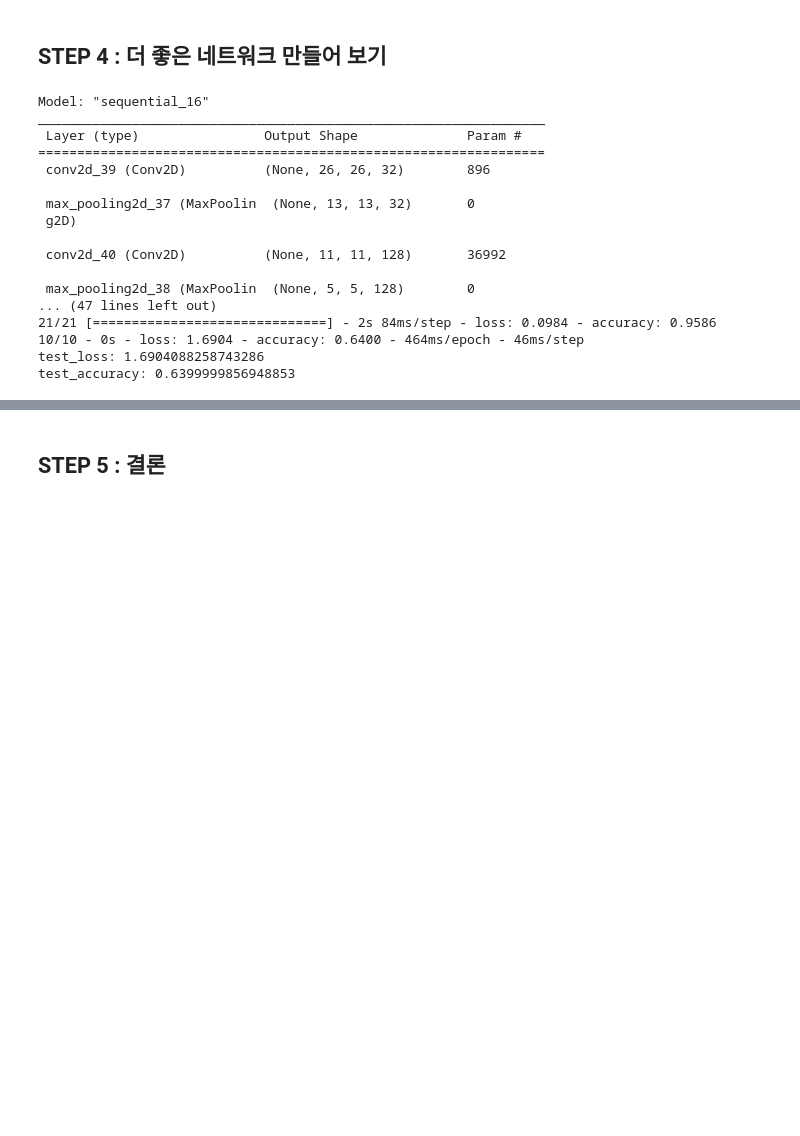
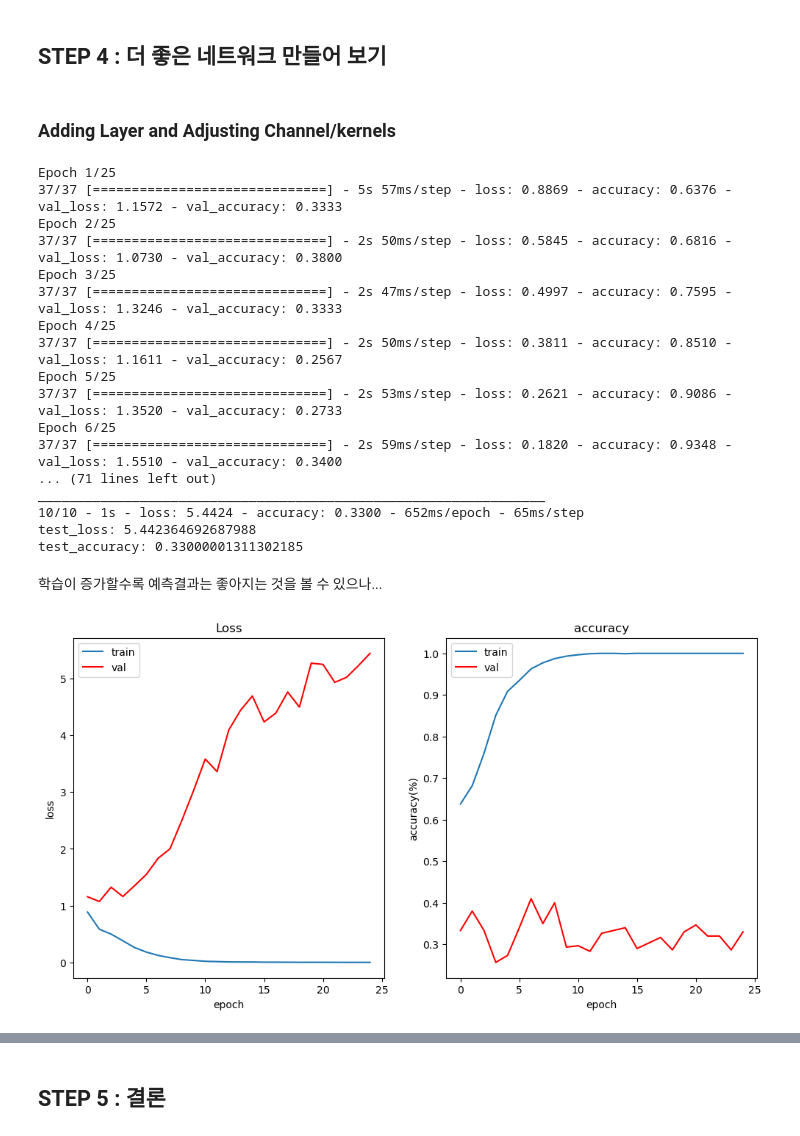
Before and after one commit to seuyon0101/aiffel, a Jupyter notebook: [E-05] 가위바위보.ipynb, the cells around one changed output, grey strips where cells are left out. Saved outputs shown, nothing was run; the diff lists cells and outputs as text; code cells hidden in the pictures; blank space fills up the shorter version.

```diff
--- a/[E-05] 가위바위보.ipynb
+++ b/[E-05] 가위바위보.ipynb
@@ -271,14 +280,21 @@ for n in samples:
 # %% [markdown]
 ## STEP 4 : 더 좋은 네트워크 만들어 보기
+# %% [markdown]
+### Adding Layer and Adjusting Channel/kernels
 # %%
 # 바꿔 볼 수 있는 하이퍼파라미터들
 n_channel_1=32# 증가
-n_channel_2=128 # 증가
-n_channel_3=128 # 증가
+n_channel_2=64 # 증가
+n_channel_3=64 # 증가
 n_dense=128 # 증가
-n_train_epoch= 15 # 증가
+n_train_epoch= 25 # 증가
+
+test_loss_list = []
+test_acc_list = []
 
 model=keras.models.Sequential()
+model.add(keras.layers.experimental.preprocessing.RandomFlip("vertical"))
+model.add(keras.layers.experimental.preprocessing.RandomFlip("horizontal"))
 model.add(keras.layers.Conv2D(n_channel_1, (3,3), activation='relu', input_shape=(28,28,3)))
 model.add(keras.layers.MaxPool2D(2,2))
 model.add(keras.layers.Conv2D(n_channel_2, (3,3), activation='relu'))
@@ -286,36 +302,64 @@ model.add(keras.layers.MaxPooling2D((2,2)))
 model.add(keras.layers.Conv2D(n_channel_3,(3,3), activation='relu')) #layer 추가
 model.add(keras.layers.MaxPooling2D((2,2)))
 model.add(keras.layers.Flatten())
-model.add(keras.layers.Dense(n_dense, activation='relu'))
+model.add(keras.layers.Dense(n_dense, activation='selu'))
 model.add(keras.layers.Dense(3, activation='softmax'))
 
-model.summary()
 model.compile(optimizer='adam',
              loss='sparse_categorical_crossentropy',
              metrics=['accuracy'])
 
 # 모델 훈련
-model.fit(x_train_reshaped, y_train, epochs=n_train_epoch)
+history = model.fit(x_train_reshaped, y_train, epochs=n_train_epoch, validation_data = (x_test_reshaped, y_test))
+
+model.summary()
+
 
 # 모델 시험
 test_loss, test_accuracy = model.evaluate(x_test_reshaped, y_test, verbose=2)
+test_loss_list.append(test_loss)
+test_acc_list.append(test_accuracy)
+
 print(f"test_loss: {test_loss} ")
 print(f"test_accuracy: {test_accuracy}")
 # %% [output]
-Model: "sequential_16"
+Epoch 1/25
+37/37 [==============================] - 5s 57ms/step - loss: 0.8869 - accuracy: 0.6376 - val_loss: 1.1572 - val_accuracy: 0.3333
+Epoch 2/25
+37/37 [==============================] - 2s 50ms/step - loss: 0.5845 - accuracy: 0.6816 - val_loss: 1.0730 - val_accuracy: 0.3800
+Epoch 3/25
+37/37 [==============================] - 2s 47ms/step - loss: 0.4997 - accuracy: 0.7595 - val_loss: 1.3246 - val_accuracy: 0.3333
+Epoch 4/25
+37/37 [==============================] - 2s 50ms/step - loss: 0.3811 - accuracy: 0.8510 - val_loss: 1.1611 - val_accuracy: 0.2567
+Epoch 5/25
+37/37 [==============================] - 2s 53ms/step - loss: 0.2621 - accuracy: 0.9086 - val_loss: 1.3520 - val_accuracy: 0.2733
+Epoch 6/25
+37/37 [==============================] - 2s 59ms/step - loss: 0.1820 - accuracy: 0.9348 - val_loss: 1.5510 - val_accuracy: 0.3400
+... (71 lines left out)
 _________________________________________________________________
- Layer (type)                Output Shape              Param #
-=================================================================
- conv2d_39 (Conv2D)          (None, 26, 26, 32)        896
-
- max_pooling2d_37 (MaxPoolin  (None, 13, 13, 32)       0
- g2D)
-
- conv2d_40 (Conv2D)          (None, 11, 11, 128)       36992
-
- max_pooling2d_38 (MaxPoolin  (None, 5, 5, 128)        0
-... (47 lines left out)
-21/21 [==============================] - 2s 84ms/step - loss: 0.0984 - accuracy: 0.9586
-10/10 - 0s - loss: 1.6904 - accuracy: 0.6400 - 464ms/epoch - 46ms/step
-test_loss: 1.6904088258743286
-test_accuracy: 0.6399999856948853
+10/10 - 1s - loss: 5.4424 - accuracy: 0.3300 - 652ms/epoch - 65ms/step
+test_loss: 5.442364692687988
+test_accuracy: 0.33000001311302185
+# %% [markdown]
+학습이 증가할수록 예측결과는 좋아지는 것을 볼 수 있으나...
+# %%
+fig = plt.figure(figsize =(12,6))
+ax = fig.add_subplot(1,2,1)
+plt.plot(history.history['loss'], label = 'train')
+plt.plot(history.history['val_loss'], c='red', label = 'val')
+plt.legend()
+plt.xlabel('epoch')
+plt.ylabel('loss')
+plt.title('Loss')
+
+ax = fig.add_subplot(1,2,2)
+plt.plot(history.history['accuracy'], label = 'train')
+plt.plot(history.history['val_accuracy'], c='red', label = 'val')
+plt.legend()
+plt.xlabel('epoch')
+plt.ylabel('accuracy(%)')
+plt.title('accuracy')
+
+plt.show()
+# %% [output]
+[figure, added]
```
Also changed, not shown: parts of 13 cells of this notebook.
